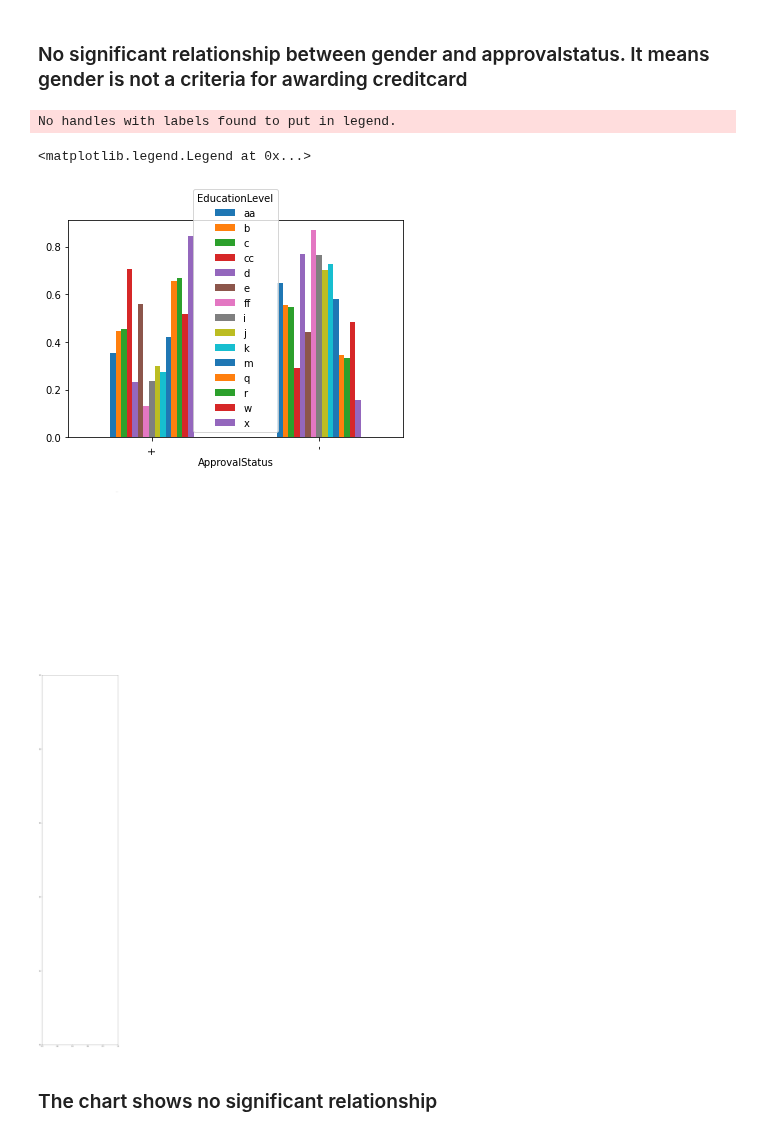
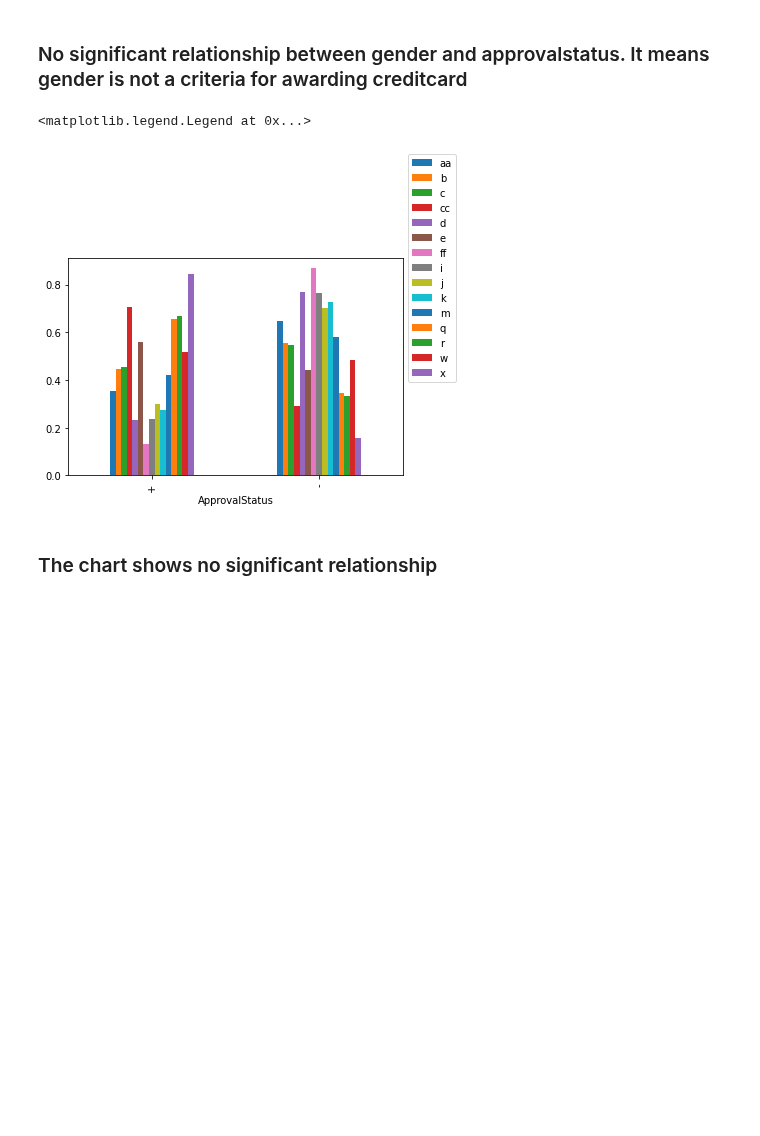
Before and after one commit to damiiete/credit-card-approval-prediction, a Jupyter notebook: credit_approval.ipynb, the cells around one changed output. Cells and saved outputs as stored; diff of their text form; code cells hidden in the pictures; blank space fills up the shorter version.

```diff
--- a/credit_approval.ipynb
+++ b/credit_approval.ipynb
@@ -40,5 +36,5 @@ fatal: destination path 'credit-card-approval-prediction' already exists and is
 # %%
-credit_card_app = pd.read_csv('/content/credit-card-approval-prediction/Data/credit_approval.data', header=None)
+credit_card_app = pd.read_csv('Data/credit_approval.data', header=None)
 credit_card_app.info()
 # %% [output]
 <class 'pandas.core.frame.DataFrame'>
@@ -171,4 +167,5 @@ All missing values both numerical and categorical have been filled.
 # %%
-d = {0: 'Gender', 1: 'Age', 2: 'Debt', 3: 'Married', 4: 'BankCustomer', 5: 'EducationLevel', 6: 'Ethnicity', 7: 'YearsEmployed', 8: 'PriorDefault', 9: 'Employed', 10: 'CreditScore', 11: 'DriversLicense', 12: 'Citizen', 13: 'ZipCode', 14:'Income', 15: 'ApprovalStatus' }
+d = {0: 'Gender', 1: 'Age', 2: 'Debt', 3: 'Married', 4: 'BankCustomer', 5: 'EducationLevel', 6: 'Ethnicity', 7: 'YearsEmployed', 8: 'PriorDefault',
+9: 'Employed', 10: 'CreditScore', 11: 'DriversLicense', 12: 'Citizen', 13: 'ZipCode', 14:'Income', 15: 'ApprovalStatus' }
 
 credit_card_app.rename(columns = d, inplace = True)
@@ -289,18 +314,13 @@ plt.figure(figsize= (10,7))
 # %%
 # Check relationship between educationlevel and approved status
 education = pd.crosstab(credit_card_app['ApprovalStatus'], credit_card_app['EducationLevel'])
 education
 education.div(education.sum(0).astype(float), axis=1).plot(kind='bar', stacked=False)
 
-
-
-plt.figure(figsize= (10,50))
 plt.legend(bbox_to_anchor= (1,1.5))
 # %% [output]
-No handles with labels found to put in legend.
+<matplotlib.legend.Legend at 0x...>
-<matplotlib.legend.Legend at 0x...>
-[figure, old version]
+[figure, new version]
-[figure, removed]
 # %% [markdown]
 ### The chart shows no significant relationship
 # %%
```
Also changed, not shown: parts of 55 cells of this notebook.
